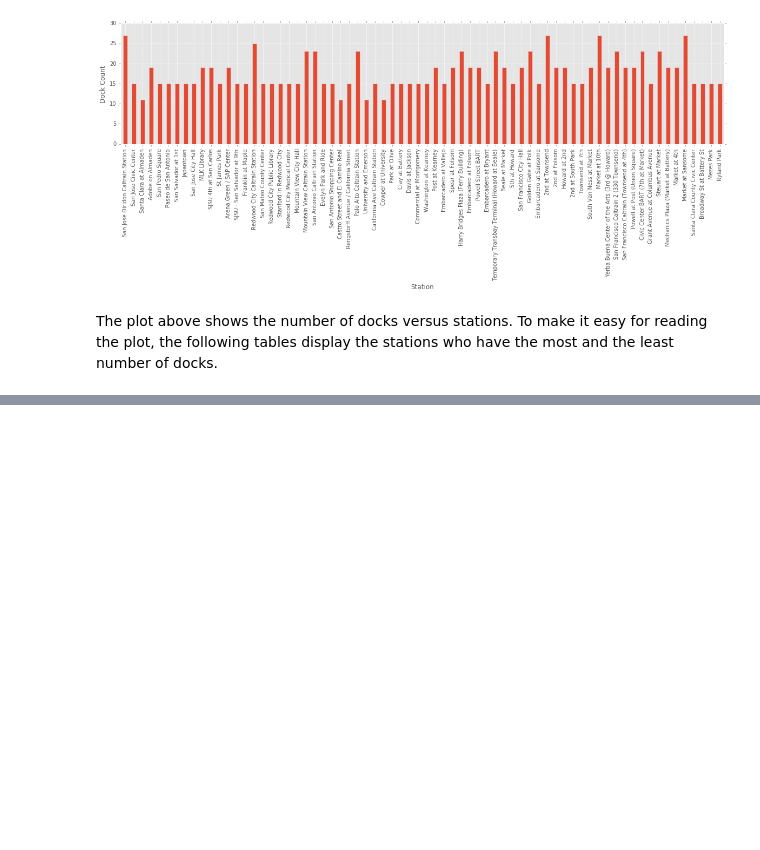
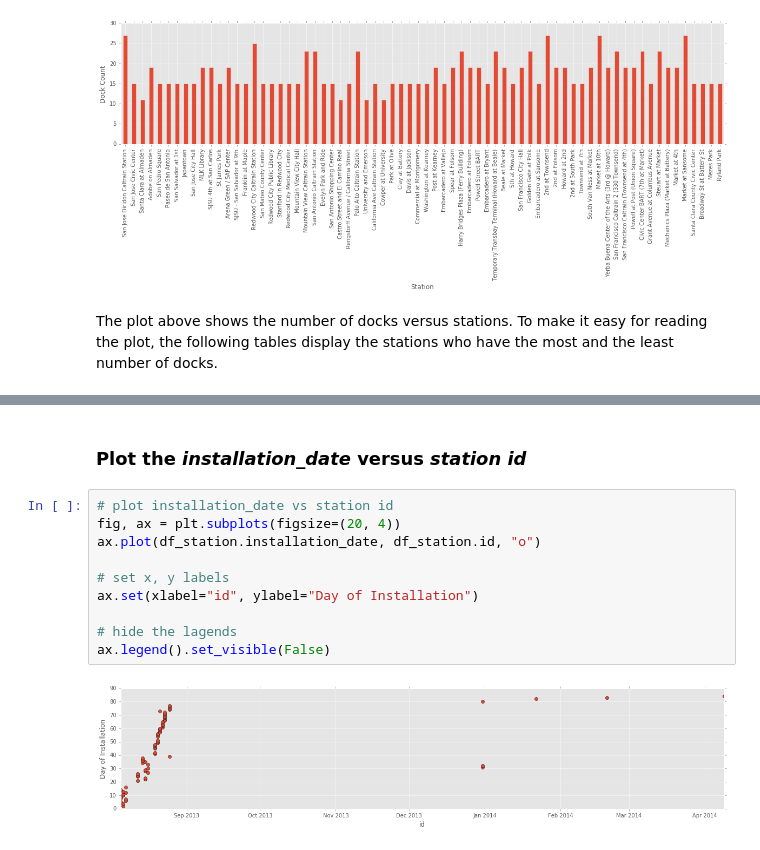
Before and after one commit to MuhammadVT/bike_sharing, a Jupyter notebook: data_exploration/explore_station_data.ipynb, the cells around one changed output, grey strips where cells are left out. Cells and saved outputs as stored; diff of their text form; blank space fills up the shorter version.

Commit message:
finish explore_station_data.ipynb

```diff
--- a/data_exploration/explore_station_data.ipynb
+++ b/data_exploration/explore_station_data.ipynb
@@ -135,3 +135,17 @@ df_station.sort_values(by="dock_count", ascending=True).head()
 | 28 | 35 | University and Emerson | 37.444521 | -122.163093 | 11 | Palo Alto | 2013-08-15 |
 | 30 | 37 | Cowper at University | 37.448598 | -122.159504 | 11 | Palo Alto | 2013-08-14 |
 | 34 | 45 | Commercial at Montgomery | 37.794231 | -122.402923 | 15 | San Francisco | 2013-08-19 |
+# %% [markdown]
+### Plot the *installation_date* versus *station id*
+# %%
+# plot installation_date vs station id
+fig, ax = plt.subplots(figsize=(20, 4))
+ax.plot(df_station.installation_date, df_station.id, "o")
+
+# set x, y labels
+ax.set(xlabel="id", ylabel="Day of Installation")
+
+# hide the lagends
+ax.legend().set_visible(False)
+# %% [output]
+[figure, added]
```
Also changed, not shown: parts of 2 cells of this notebook.
